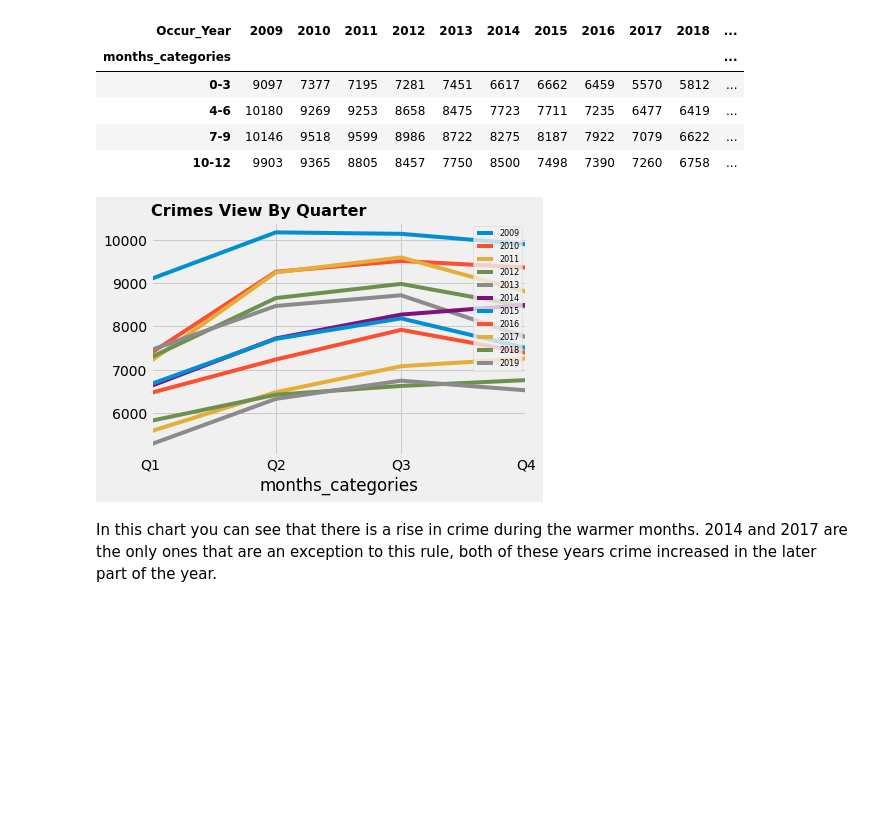
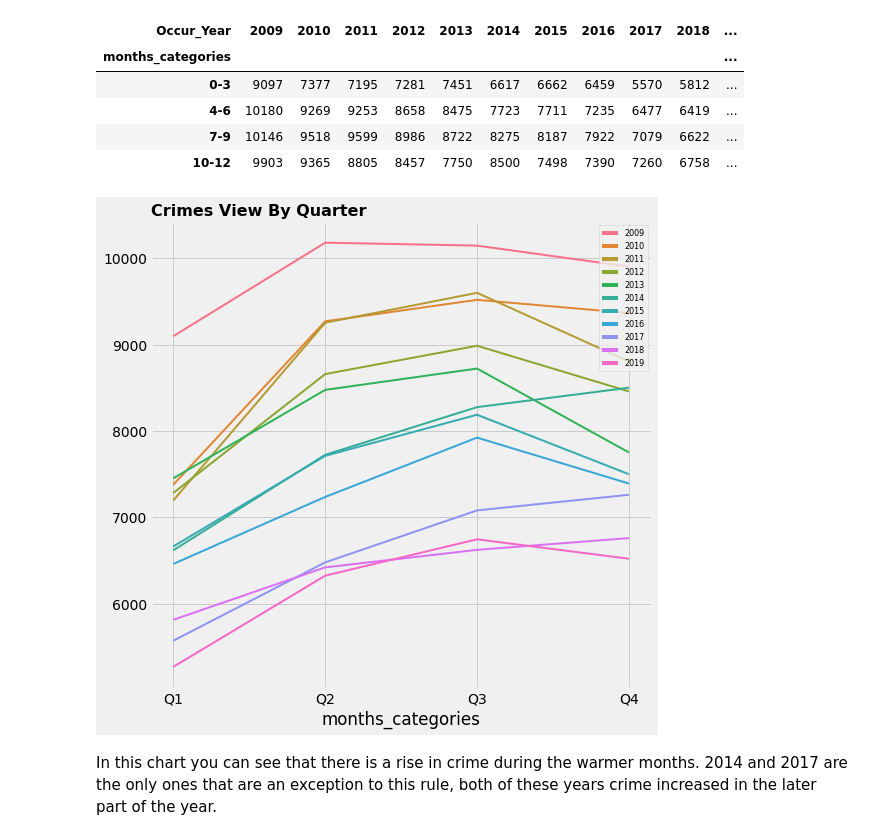
Before and after one commit to jiobu1/DS-Unit-1-Sprint-4-Data-Storytelling-Portfolio-Project, a Jupyter notebook: Jisha_Obukwelu_Unit_1_Data_Storytelling_Project.ipynb, the cells around one changed output. Cells and saved outputs as stored; diff of their text form; code cells hidden in the pictures; blank space fills up the shorter version.

```diff
--- a/Jisha_Obukwelu_Unit_1_Data_Storytelling_Project.ipynb
+++ b/Jisha_Obukwelu_Unit_1_Data_Storytelling_Project.ipynb
@@ -322,30 +329,27 @@ specific_months
 | 10-12 | 9903 | 9365 | 8805 | 8457 | 7750 | 8500 | 7498 | 7390 | 7260 | 6758 | ... |
 # %%
 
-plt.style.use('fivethirtyeight')
-figsize = (15, 10)
-plt.backgroundcolor = '#f0f0f0'
-
-specific_months.plot()
+#Plot figure
+plt.figure(figsize = (8, 8))
+ax = sns.lineplot(data = specific_months, hue = 'Occur_year', dashes= False, legend='brief', lw = 2)
+ax.legend(loc='upper center', bbox_to_anchor=(1.45, 1), shadow=True, ncol=1, fontsize = 11)
 
 # Title, Axes
 plt.title ("Crimes View By Quarter",
           fontsize = 16,
           fontweight = 'bold',
           loc = 'left')
 
-# plt.xlabel('Quarter', fontsize = 14, fontweight = 'bold')
-# plt.ylabel('Arrests', fontsize = 14, fontweight = 'bold')
 
 plt.xticks(np.arange(4), ('Q1', 'Q2', 'Q3', 'Q4'))
 
 
 plt.legend(fontsize = 8,
            loc = 'upper right')
 
 plt.show()
 # %% [output]
-[figure, old version]
+[figure, new version]
 # %% [markdown]
 In this chart you can see that there is a rise in crime during the warmer months. 2014 and 2017 are the only ones that are an exception to this rule, both of these years crime increased in the later part of the year.
 # %% [markdown]
```
Also changed, not shown: parts of 18 cells of this notebook.
